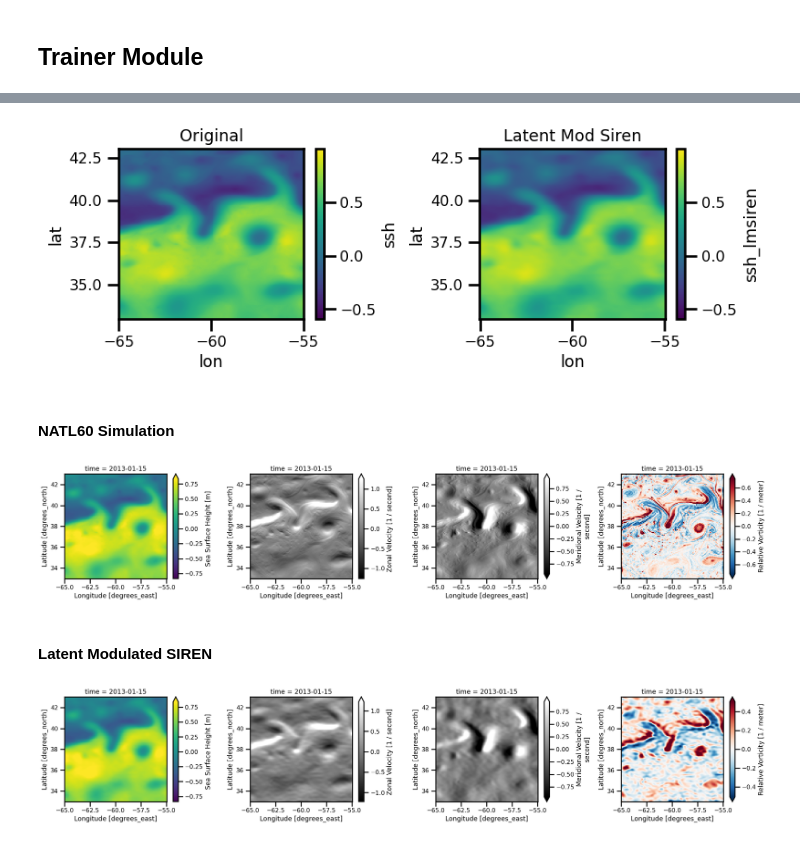
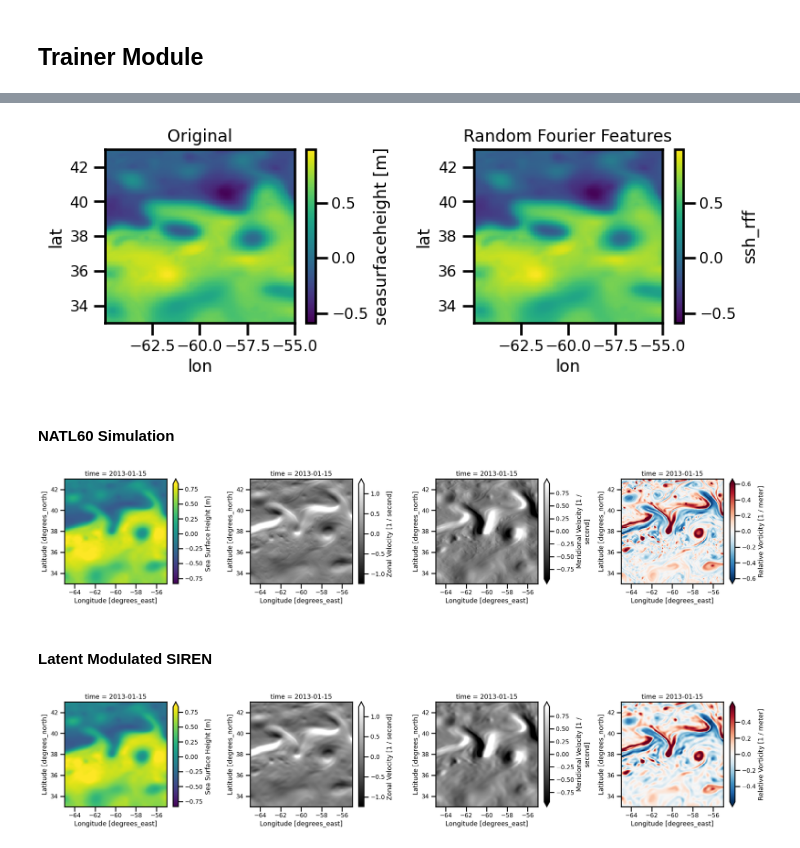
Before and after one commit to jejjohnson/jejeqx, a Jupyter notebook: notebooks/dev/nerfs/1.4_spatiotemporal.ipynb, the cells around one changed output, grey strips where cells are left out. Drawn from its saved outputs; the diff is of its cells as text; code cells hidden in the pictures.

```diff
--- a/notebooks/dev/nerfs/1.4_spatiotemporal.ipynb
+++ b/notebooks/dev/nerfs/1.4_spatiotemporal.ipynb
@@ -796,7 +834,5 @@ Wall time: 1.28 s
 # %%
 %%time
 
-if train_more:
-
-    metrics = trainer.train_model(dm, num_epochs=num_epochs)
+metrics = trainer.train_model(dm, num_epochs=num_epochs)
 # %% [output]
@@ -866,8 +856,6 @@ dm_eval.setup()
-# %%
-xrda = dm_eval.load_xrdata()
 # %%
 %%time
 
-out, metrics = trainer.predict_model(dm_eval.predict_dataloader())
+out, metrics = trainer.predict_model(dm.test_dataloader())
 metrics
 # %% [output]
@@ -877,27 +865,27 @@ Wall time: 2.87 s
 # %%
-xrda["ssh_lmsiren"] = dm_eval.data_to_df(out).to_xarray().ssh
+xrda["ssh_rff"] = dm.data_to_df(out).to_xarray().sossheig
 # %%
-itime = -1
+itime = 5
 
 fig, ax = plt.subplots(ncols=2, figsize=(8,3))
 
-vmin = np.min([xrda.ssh.min(), xrda.ssh_lmsiren.min()])
-vmax = np.min([xrda.ssh.max(), xrda.ssh_lmsiren.max()])
+vmin = np.min([xrda.sossheig.min(), xrda.ssh_rff.min()])
+vmax = np.min([xrda.sossheig.max(), xrda.ssh_rff.max()])
 
-xrda.ssh.isel(time=itime).plot.pcolormesh(
+xrda.sossheig.isel(time=itime).plot.pcolormesh(
     ax=ax[0], cmap="viridis", vmin=vmin, vmax=vmax, robust=True
 )
 ax[0].set(title="Original")
 
-xrda.ssh_lmsiren.isel(time=itime).plot.pcolormesh(
+xrda.ssh_rff.isel(time=itime).plot.pcolormesh(
     ax=ax[1], cmap="viridis", vmin=vmin, vmax=vmax, robust=True
 )
-ax[1].set(title="Latent Mod Siren")
+ax[1].set(title="Random Fourier Features")
 
 plt.tight_layout()
 plt.show()
 # %% [output]
-[figure, old version]
+[figure, new version]
 # %%
 from pint import UnitRegistry
 from metpy.constants import earth_gravity as GRAVITY
@@ -969,16 +957,16 @@ def plot_analysis(ds, time: int=0):
 # %% [markdown]
 #### NATL60 Simulation
 # %%
-ds_ssh_analysis = get_analysis_xr(xrda.ssh)
+ds_ssh_analysis = get_analysis_xr(xrda.sossheig)
 
 plot_analysis(ds_ssh_analysis, time=-1)
 # %% [output]
-[figure, old version]
+[figure, new version]
 # %% [markdown]
 #### Latent Modulated SIREN
 # %%
-ds_lmodsiren_analysis = get_analysis_xr(xrda.ssh_lmsiren)
+ds_lmodsiren_analysis = get_analysis_xr(xrda.ssh_rff)
 
 plot_analysis(ds_lmodsiren_analysis, time=-1)
 # %% [output]
-[figure, old version]
+[figure, new version]
```
Also changed, not shown: parts of 19 cells of this notebook, 7 other files.
